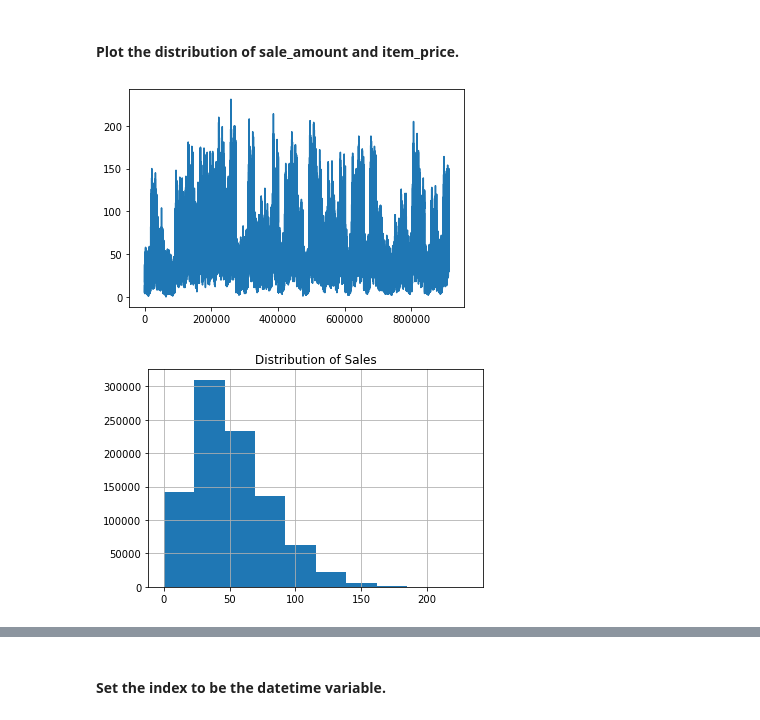
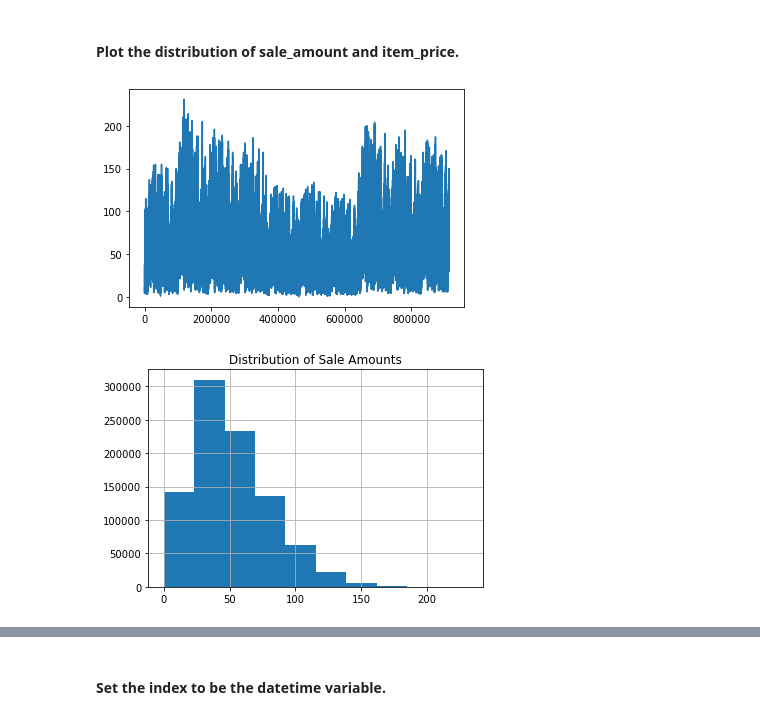
Before and after one commit to etclark3/time-series-exercises, a Jupyter notebook: time-series.ipynb, the cells around one changed output, grey strips where cells are left out. Saved outputs shown, nothing was run; the diff lists cells and outputs as text; code cells hidden in the pictures.

```diff
--- a/time-series.ipynb
+++ b/time-series.ipynb
@@ -1105,8 +1153,8 @@ from datetime import datetime
 ### Exercises, The end result of this exercise should be a file named prepare.py.
 #### Using your store items data:
 # %%
-store = pd.read_csv('s.csv')
-store.drop(columns='Unnamed: 0', inplace=True)
+store = pd.read_csv('store_info.csv')
+#store.drop(columns='Unnamed: 0', inplace=True)
 # %%
 store.head()
 # %% [output]
@@ -1136,7 +1189,7 @@ memory usage: 34.8+ MB
 # %%
 store.sale_date = store.sale_date.str.replace('00:00:00 GMT', '')
 # %%
-store.sale_date = pd.to_datetime(store.sale_date, format='%a, %d %b %Y ')
+store.sale_date = pd.to_datetime(store.sale_date, format='%Y-%m-%d')
 # %%
 store.head()
 # %% [output]
@@ -1152,11 +1205,11 @@ store.head()
 store.sale_amount.plot()
 plt.show()
 # %% [output]
-[figure, old version]
+[figure, new version]
 # %%
 store.sale_amount.hist()
-plt.title('Distribution of Sales')
+plt.title('Distribution of Sale Amounts')
 plt.show()
 # %% [output]
-[figure, old version]
+[figure, new version]
 # %%
```
Also changed, not shown: parts of 57 cells of this notebook.
